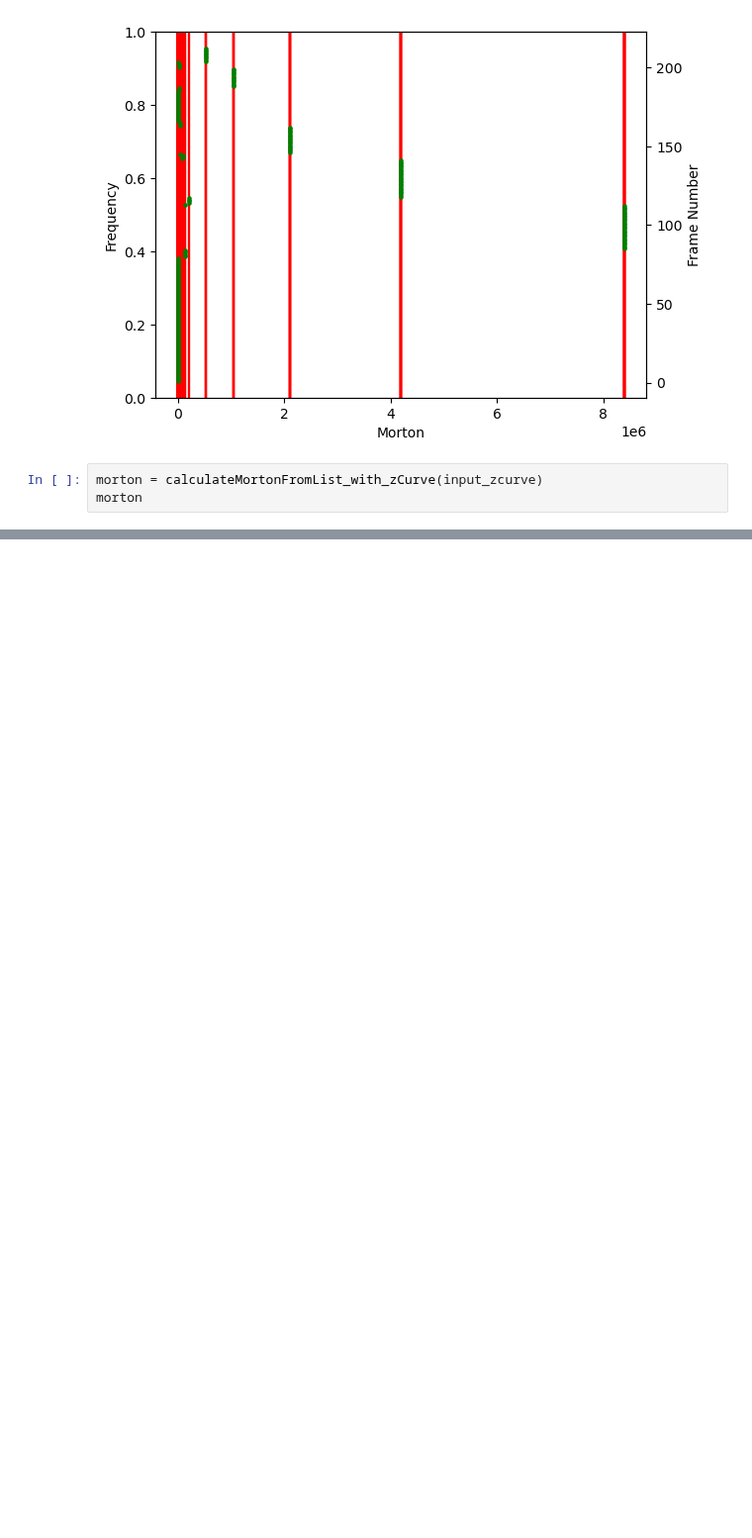
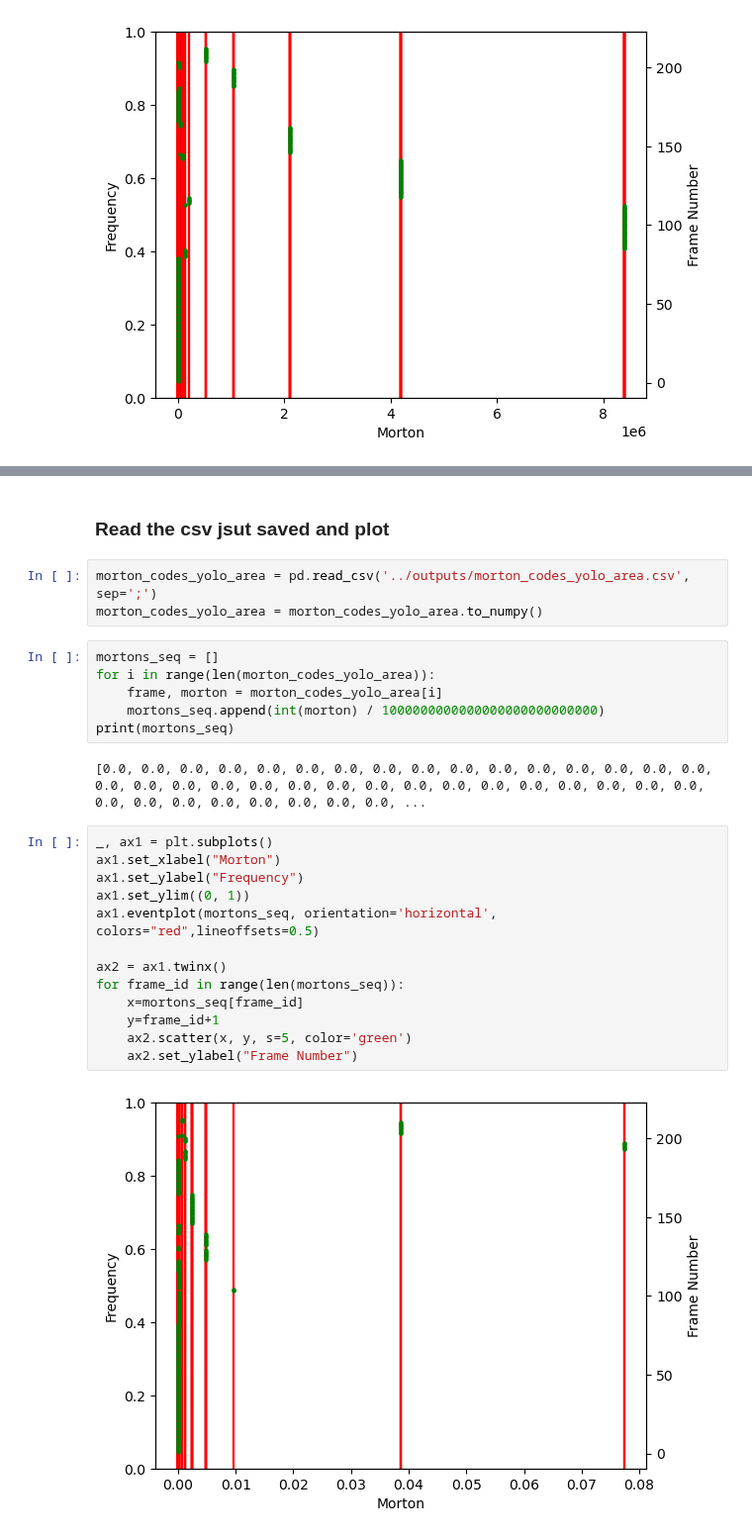
Before and after one commit to Claud1234/PCICF, a Jupyter notebook: ipython/yolo_sfc.ipynb, the cells around one changed output, grey strips where cells are left out. Shown at 99% size. Saved outputs shown, nothing was run; the diff lists cells and outputs as text; blank space fills up the shorter version.

Commit message:
area and proportion strategies both readt, need to clean the script.

```diff
--- a/ipython/yolo_sfc.ipynb
+++ b/ipython/yolo_sfc.ipynb
@@ -268,6 +268,3 @@ for frame_id in range(len(mortons_seq)):
     ax2.set_ylabel("Frame Number")
 # %% [output]
 [figure]
-# %%
-morton = calculateMortonFromList_with_zCurve(input_zcurve)
-morton
@@ -295,0 +318,28 @@ print(yolo_cord)
+# %% [markdown]
+### Read the csv jsut saved and plot
+# %%
+morton_codes_yolo_area = pd.read_csv('../outputs/morton_codes_yolo_area.csv', sep=';')
+morton_codes_yolo_area = morton_codes_yolo_area.to_numpy()
+# %%
+mortons_seq = []
+for i in range(len(morton_codes_yolo_area)):
+    frame, morton = morton_codes_yolo_area[i]
+    mortons_seq.append(int(morton) / 1000000000000000000000000000)
+print(mortons_seq)
+# %% [output]
+[0.0, 0.0, 0.0, 0.0, 0.0, 0.0, 0.0, 0.0, 0.0, 0.0, 0.0, 0.0, 0.0, 0.0, 0.0, 0.0, 0.0, 0.0, 0.0, 0.0, 0.0, 0.0, 0.0, 0.0, 0.0, 0.0, 0.0, 0.0, 0.0, 0.0, 0.0, 0.0, 0.0, 0.0, 0.0, 0.0, 0.0, 0.0, 0.0, 0.0, ...
+# %%
+_, ax1 = plt.subplots()
+ax1.set_xlabel("Morton")
+ax1.set_ylabel("Frequency")
+ax1.set_ylim((0, 1))
+ax1.eventplot(mortons_seq, orientation='horizontal', colors="red",lineoffsets=0.5)
+
+ax2 = ax1.twinx()
+for frame_id in range(len(mortons_seq)):
+    x=mortons_seq[frame_id]
+    y=frame_id+1
+    ax2.scatter(x, y, s=5, color='green')
+    ax2.set_ylabel("Frame Number")
+# %% [output]
+[figure, added]
```
Also changed, not shown: parts of 9 cells of this notebook.
